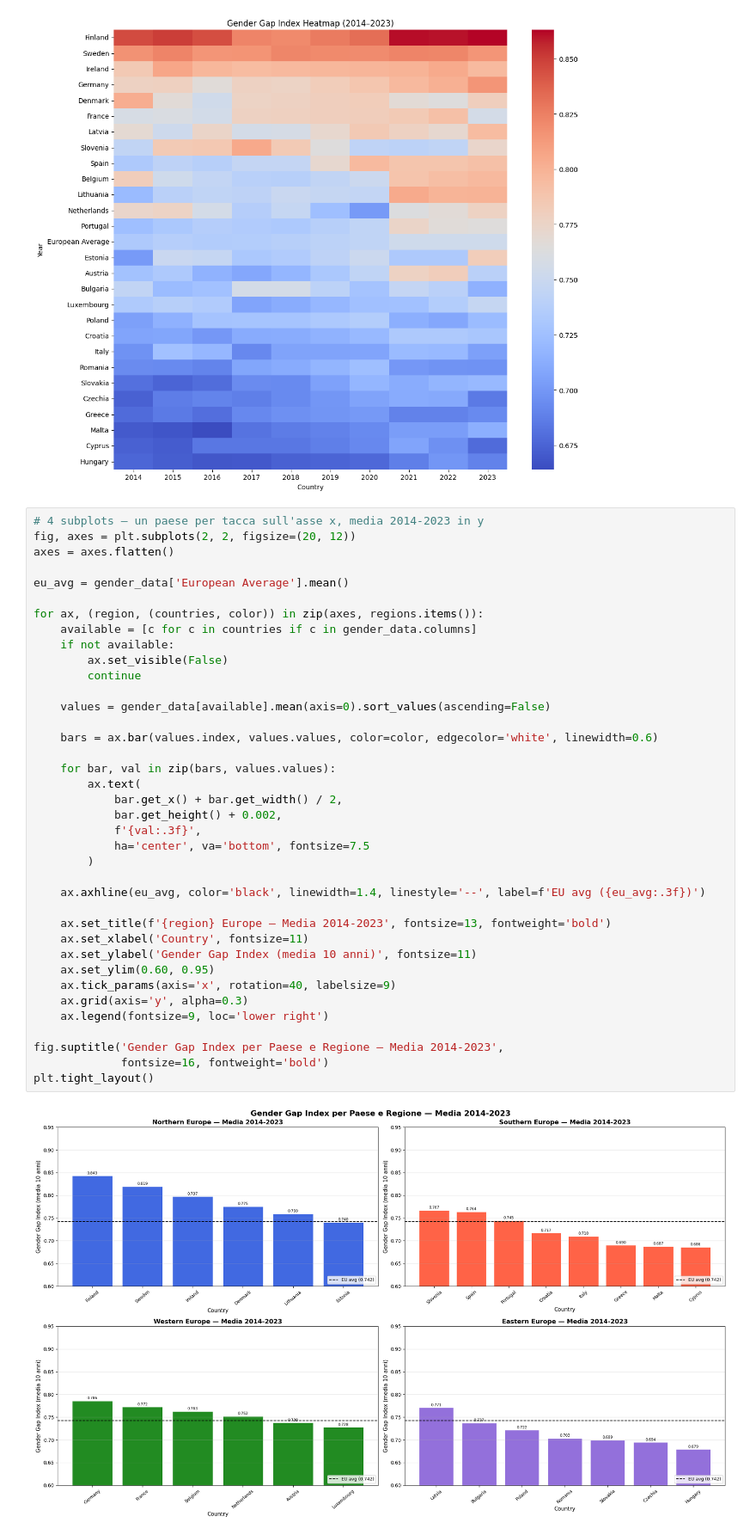
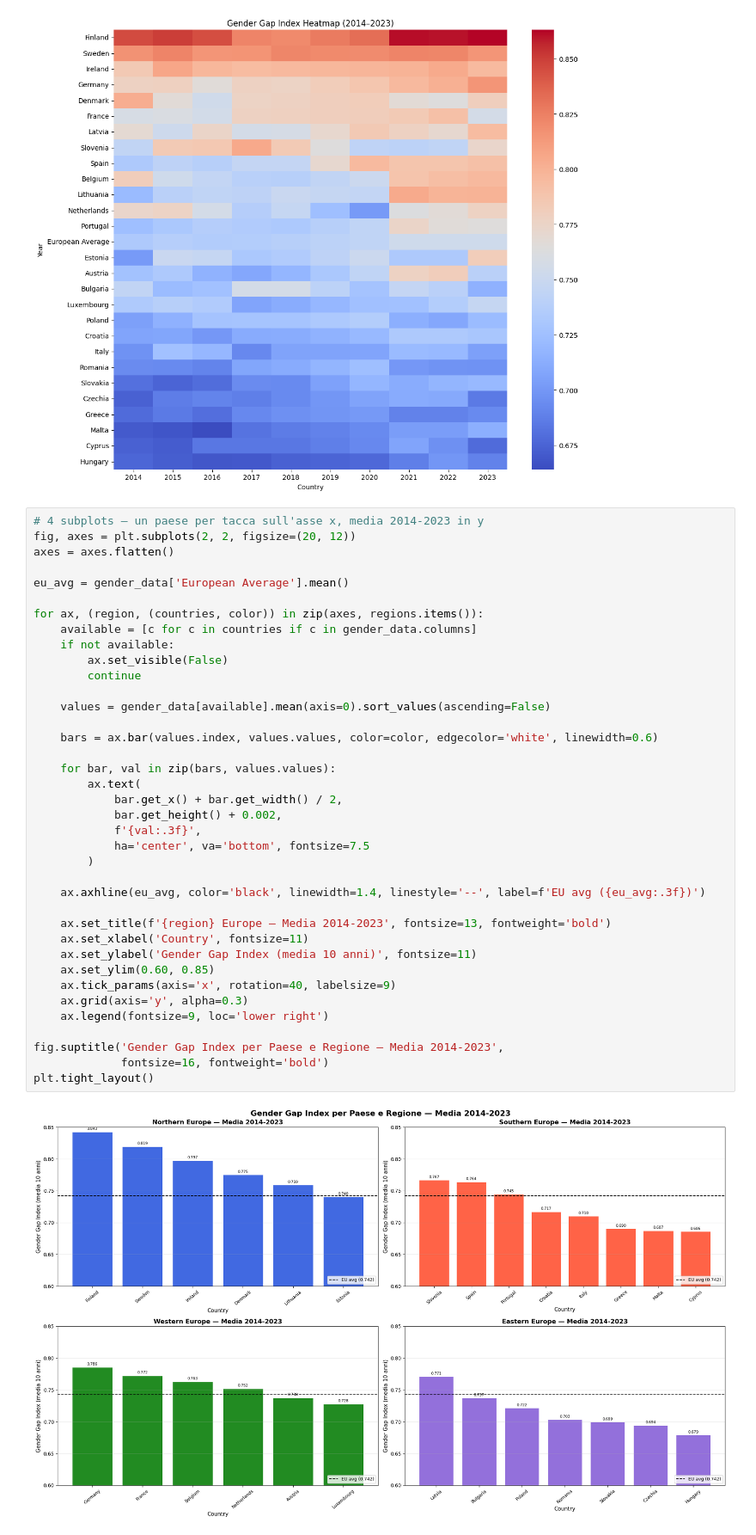
Before and after one commit to giuliodamico/Gender-Inequality-Index-vs-Female-jail-population, a Jupyter notebook: notebooks/Gender_index_graph.ipynb, the cells around one changed output. Shown at 86% size. Drawn from its saved outputs; the diff is of its cells as text.

```diff
--- a/notebooks/Gender_index_graph.ipynb
+++ b/notebooks/Gender_index_graph.ipynb
@@ -171,32 +171,32 @@ for ax, (region, (countries, color)) in zip(axes, regions.items()):
     available = [c for c in countries if c in gender_data.columns]
     if not available:
         ax.set_visible(False)
         continue
 
     values = gender_data[available].mean(axis=0).sort_values(ascending=False)
 
     bars = ax.bar(values.index, values.values, color=color, edgecolor='white', linewidth=0.6)
 
     for bar, val in zip(bars, values.values):
         ax.text(
             bar.get_x() + bar.get_width() / 2,
             bar.get_height() + 0.002,
             f'{val:.3f}',
             ha='center', va='bottom', fontsize=7.5
         )
 
     ax.axhline(eu_avg, color='black', linewidth=1.4, linestyle='--', label=f'EU avg ({eu_avg:.3f})')
 
     ax.set_title(f'{region} Europe — Media 2014-2023', fontsize=13, fontweight='bold')
     ax.set_xlabel('Country', fontsize=11)
     ax.set_ylabel('Gender Gap Index (media 10 anni)', fontsize=11)
-    ax.set_ylim(0.60, 0.95)
+    ax.set_ylim(0.60, 0.85)
     ax.tick_params(axis='x', rotation=40, labelsize=9)
     ax.grid(axis='y', alpha=0.3)
     ax.legend(fontsize=9, loc='lower right')
 
 fig.suptitle('Gender Gap Index per Paese e Regione — Media 2014-2023',
              fontsize=16, fontweight='bold')
 plt.tight_layout()
 # %% [output]
-[figure, old version]
+[figure, new version]
```
Also changed, not shown: parts of 1 cell of this notebook.
